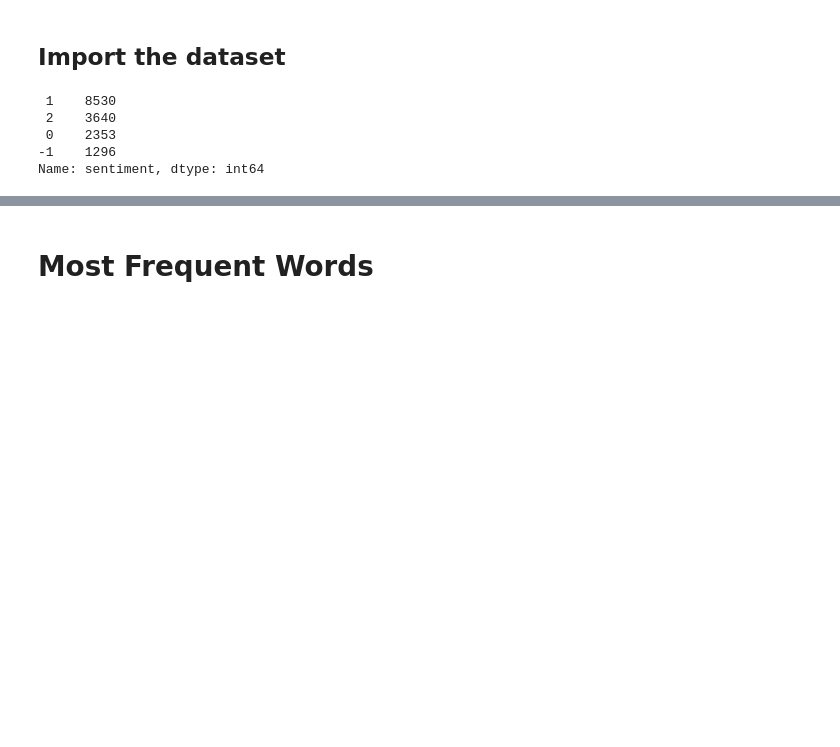
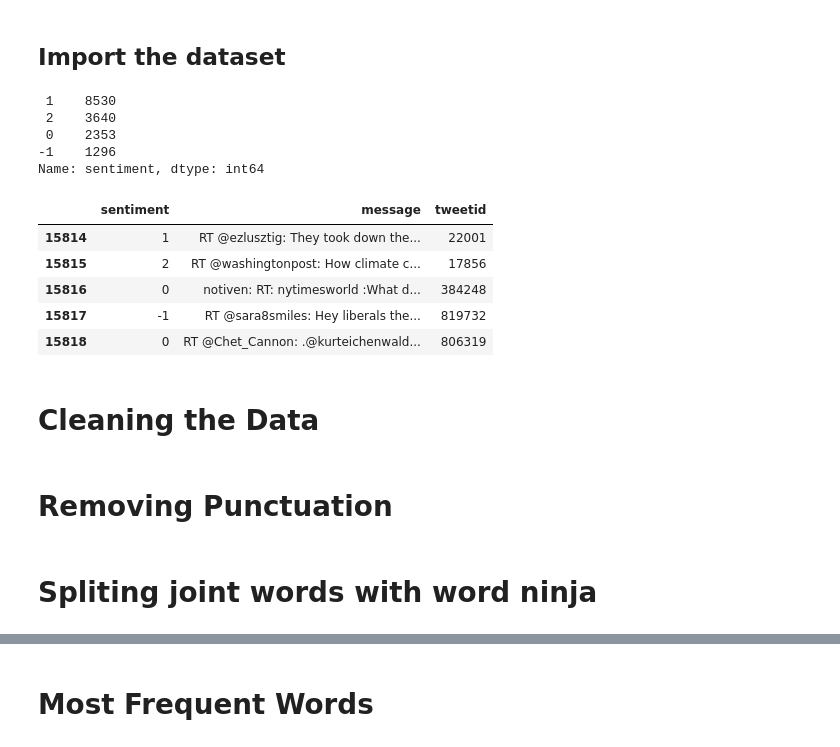
Before and after one commit to Nikhil-Lakha/demo, a Jupyter notebook: Classification Predict.ipynb, the cells around one changed output, grey strips where cells are left out. Drawn from its saved outputs; the diff is of its cells as text; code cells hidden in the pictures; blank space fills up the shorter version.

```diff
--- a/Classification Predict.ipynb
+++ b/Classification Predict.ipynb
@@ -34,3 +34,14 @@ train.sentiment.value_counts()
  0    2353
 -1    1296
 Name: sentiment, dtype: int64
+# %%
+train.tail()
+# %% [output]
+|  | sentiment | message | tweetid |
+| 15814 | 1 | RT @ezlusztig: They took down the... | 22001 |
+| 15815 | 2 | RT @washingtonpost: How climate c... | 17856 |
+| 15816 | 0 | notiven: RT: nytimesworld :What d... | 384248 |
+| 15817 | -1 | RT @sara8smiles: Hey liberals the... | 819732 |
+| 15818 | 0 | RT @Chet_Cannon: .@kurteichenwald... | 806319 |
+# %% [markdown]
+# Cleaning the Data
@@ -36,0 +64,2 @@ Name: sentiment, dtype: int64
+# %% [markdown]
+# Removing Punctuation
@@ -36,0 +78,2 @@ Name: sentiment, dtype: int64
+# %% [markdown]
+# Spliting joint words with word ninja
```
Also changed, not shown: parts of 51 cells of this notebook, 1 other file.
